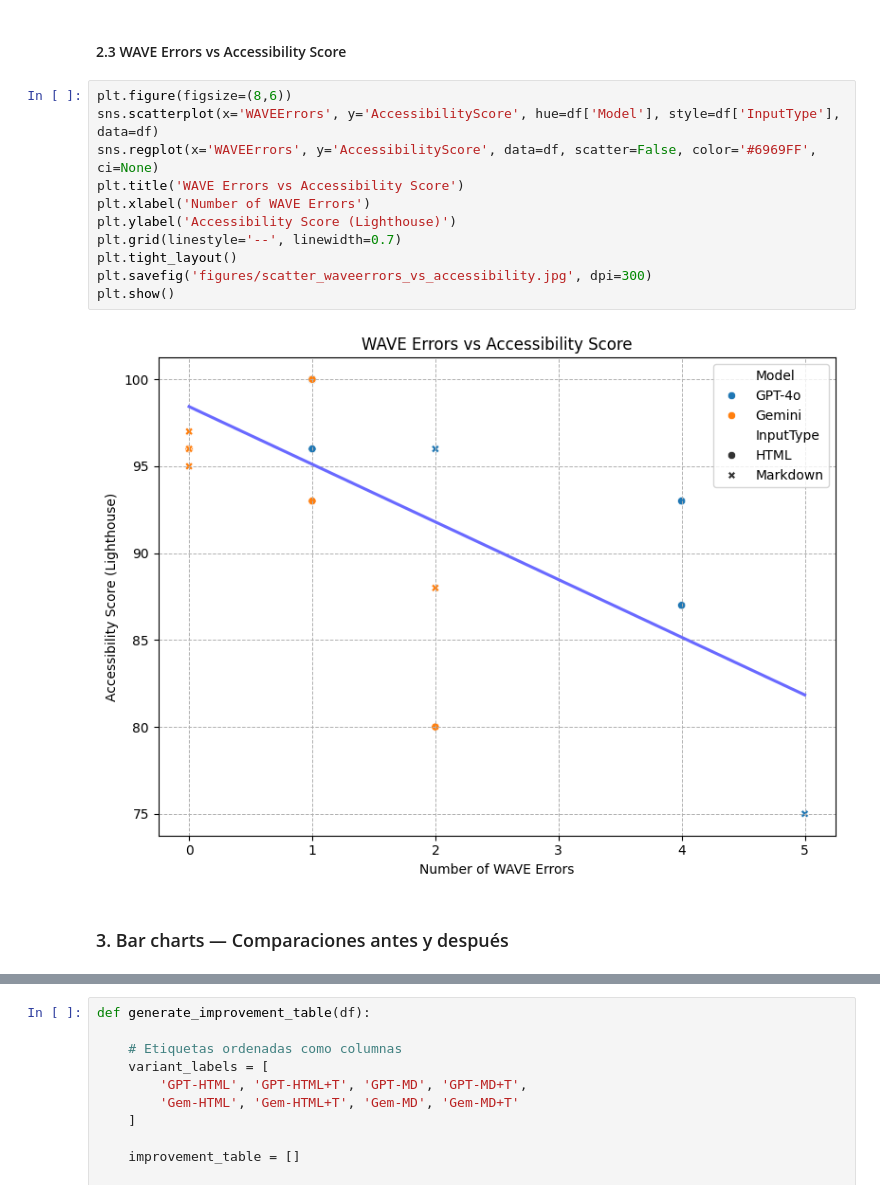
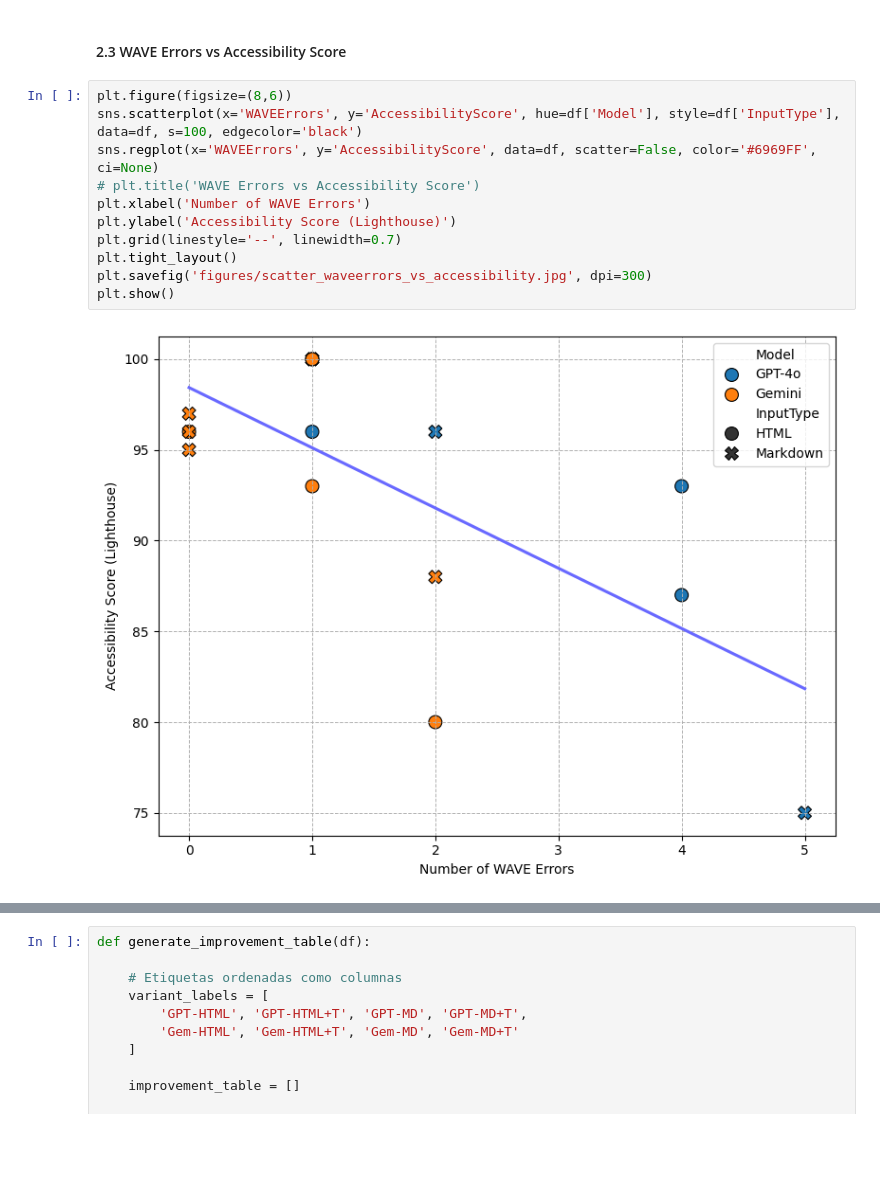
Before and after one commit to gverafei/webaccessibility-llm-prompting, a Jupyter notebook: code/scraping.ipynb, the cells around one changed output, grey strips where cells are left out. Cells and saved outputs as stored; diff of their text form; blank space fills up the shorter version.

```diff
--- a/code/scraping.ipynb
+++ b/code/scraping.ipynb
@@ -1216,16 +1245,14 @@ plt.show()
 #### 2.3 WAVE Errors vs Accessibility Score
 # %%
 plt.figure(figsize=(8,6))
-sns.scatterplot(x='WAVEErrors', y='AccessibilityScore', hue=df['Model'], style=df['InputType'], data=df)
+sns.scatterplot(x='WAVEErrors', y='AccessibilityScore', hue=df['Model'], style=df['InputType'], data=df, s=100, edgecolor='black')
 sns.regplot(x='WAVEErrors', y='AccessibilityScore', data=df, scatter=False, color='#6969FF', ci=None)
-plt.title('WAVE Errors vs Accessibility Score')
+# plt.title('WAVE Errors vs Accessibility Score')
 plt.xlabel('Number of WAVE Errors')
 plt.ylabel('Accessibility Score (Lighthouse)')
 plt.grid(linestyle='--', linewidth=0.7)
 plt.tight_layout()
 plt.savefig('figures/scatter_waveerrors_vs_accessibility.jpg', dpi=300)
 plt.show()
 # %% [output]
-[figure, old version]
+[figure, new version]
-# %% [markdown]
-### 3. Bar charts — Comparaciones antes y después
```
Also changed, not shown: parts of 72 cells of this notebook, 6 other files.
